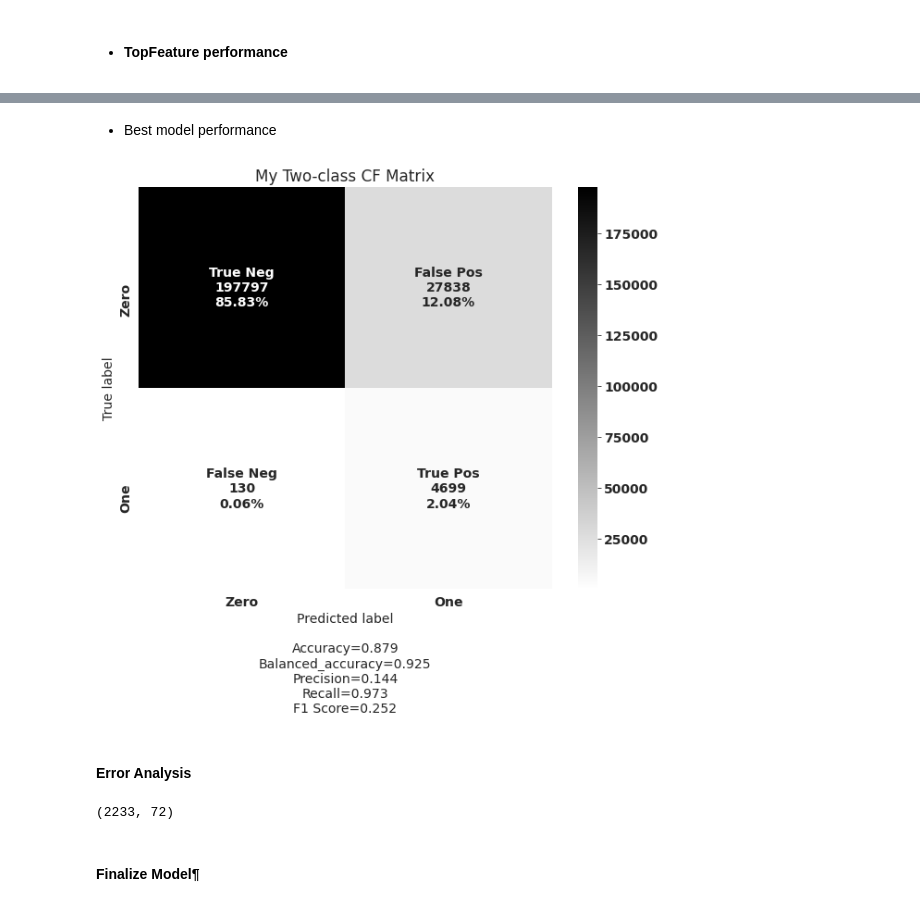
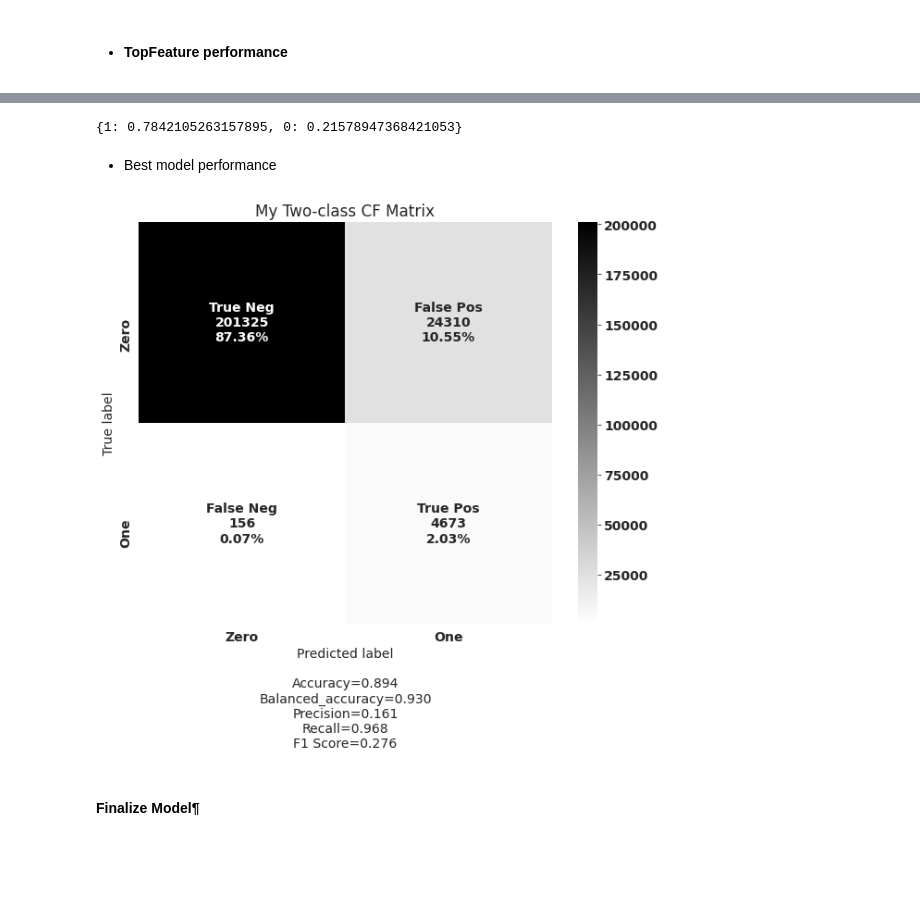
Before and after one commit to DataPro-M/Hospital-CodeBlue-prediction, a Jupyter notebook: MET_prediction.ipynb, the cells around one changed output, grey strips where cells are left out. Drawn from its saved outputs; the diff is of its cells as text; code cells hidden in the pictures; blank space fills up the shorter version.

```diff
--- a/MET_prediction.ipynb
+++ b/MET_prediction.ipynb
@@ -501,7 +491,7 @@ Dimensions of the final dataset: (768211, 76)
 # %% [markdown]
 * __Splitting Data__
 # %%
-df_train, df_test = train_test_split(df_met,  stratify = df[target],
+df_train, df_test = train_test_split(df_met,  stratify = df_met[target],
                                      test_size = 0.3,
                                      random_state = 42)
 # Train and test split
@@ -659,12 +603,9 @@ Recall top 70: 0.943 (0.005)
 # %%
-space = list(range(48,65,2))
+space = list(range(50,71,2))
 # define models to test
-model = Pipeline(steps=[('prep',Enc),('m',BalancedRandomForestClassifier(n_estimators=200,
-                                                                                   class_weight={1: 1, 0: 5},
-                                                                                   sampling_strategy='not minority',
-                                                                                   n_jobs=-1))])
+model = Pipeline(steps=[('prep',encoder),('m',BalancedRandomForestClassifier(n_estimators=150, n_jobs=-1))])
 cv = RepeatedStratifiedKFold(n_splits=3, n_repeats=1, random_state=1)
-
+scores_list = []
 for ind in space:
     X = X_train[top_70_features[0:ind]]
     # evaluate the pipeline
@@ -672,6 +613,12 @@ for ind in space:
     #metric = make_scorer(fbeta_score, beta=2)
     # evaluate model
     scores = cross_val_score(model, X, y_train, scoring=metric, cv=cv, n_jobs=-1, error_score='raise')
+    scores_list.append((ind,np.mean(scores)))
     # report pipeline performance
     print('Recall top %s: %.3f (%.3f)' % (str(ind), np.mean(scores), np.std(scores)))
+
+# finding top feature inde
+scores_array = np.array([list(item) for item in scores_list])
+ind_max_score = np.argmax(scores_array[:,1])
+top_feature_ind = int(scores_array[ind_max_score,0])
 # %% [output]
@@ -698,6 +637,6 @@ Unique classes are: [0 1], class weightd are: [ 0.51070031 23.8638058 ], and the
 # %%
-X_train = X_train[top_70_features[0:54]]
-X_test  = X_test [top_70_features[0:54]]
+X_train = X_train[top_70_features[0:top_feature_ind]]
+X_test  = X_test [top_70_features[0:top_feature_ind]]
 
 categorical_ix_new = [cat for cat in categorical_ix if cat in top_70_features]
-Enc = ColumnTransformer(transformers=[('cat', MEstimateEncoder(randomized=True), categorical_ix_new )], remainder='passthrough')
+encoder = ColumnTransformer(transformers=[('cat', MEstimateEncoder(randomized=True), categorical_ix_new )], remainder='passthrough')
@@ -959,59 +804,22 @@ gridsearch.best_params_
+# %%
+opt_class_weights = gridsearch.best_params_['model__class_weight']
+opt_class_weights
+# %% [output]
+{1: 0.7842105263157895, 0: 0.21578947368421053}
 # %% [markdown]
 * Best model performance
 # %%
 
-model_1 = LogisticRegression(C= 3, penalty= 'l2',solver='lbfgs',class_weight='balanced', n_jobs=-1)
-model_2 = BalancedRandomForestClassifier(n_estimators=200,
-                                             class_weight={1: 1, 0: 5},
-                                             sampling_strategy='not minority',
+model_2 = BalancedRandomForestClassifier(n_estimators=500,
+                                             class_weight= opt_class_weights,#{1: 0.51070031, 0: 23.8638058},#{1: 1, 0: 9},#{1: 1, 0: 5},#
                                              n_jobs=-1)
-pipe = Pipeline(steps=[('prep',Enc),('t1', MinMaxScaler()),('m',model_2)])
-# Scaling
-'''sc = MinMaxScaler()
+pipe = Pipeline(steps=[('prep',encoder),('m',model_2)])
 
-X_train_enc    = Enc.fit_transform(X_train_top, y_train)
-X_train_enc    = sc.fit_transform(X_train_enc)
-
-X_test_enc    = Enc.transform(X_test_top)
-X_test_enc    = sc.transform(X_test_enc)'''
 
 pipe.fit(X_train, y_train)
 predictions = pipe.predict(X_test)
 
 cf_matrix = confusion_matrix(y_test, predictions)
 make_confusion_matrix(cf_matrix, group_names=CM_labels, categories=CM_categories, cmap='binary', title='My Two-class CF Matrix')
 # %% [output]
-[figure, old version]
+[figure, new version]
-# %% [markdown]
-#### __Error Analysis__
-# %%
-train_N = X_train.copy()
-
-train_N['y_train']=y_train
-train_N['predictions_']=predictions_
-
-FN= train_N.query('y_train ==1 & predictions_==0')
-FP= train_N.query('y_train ==0 & predictions_==1')
-
-FN.drop(['predictions_'], axis=1, inplace=True)
-FP.drop(['predictions_'], axis=1, inplace=True)
-df3 = X_train.copy()
-df3['y_train'] = y_train
-
-frames = [FN, FP, df3]
-
-result = pd.concat(frames)
-result.drop_duplicates(subset=top_70_features, keep = 'first', inplace = True)
-X_train_, y_train_ = result.drop(['y_train'],   axis=1) , result['y_train']
-
-pipeline.fit(X_train_, y_train_)
-pred = pipeline.predict(X_test)
-
-cf_matrix = confusion_matrix(y_test, pred)
-make_confusion_matrix(cf_matrix, group_names=CM_labels, categories=CM_categories, cmap='binary', title=target+' classification CF Matrix')
-
-pred_ = pipeline.predict(X_train_)
-cf_matrix = confusion_matrix(y_train_, pred_)
-make_confusion_matrix(cf_matrix, group_names=CM_labels, categories=CM_categories, cmap='binary', title=target+' classification CF Matrix')
-# %% [output]
-(2233, 72)
```
Also changed, not shown: parts of 43 cells of this notebook, 3 other files.
